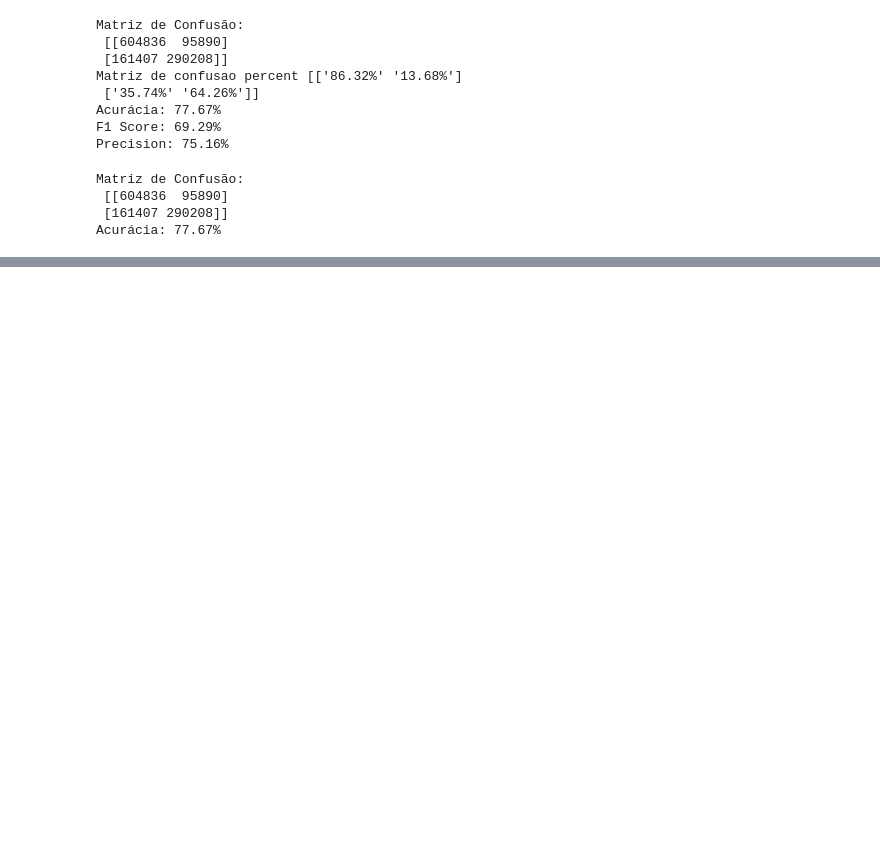
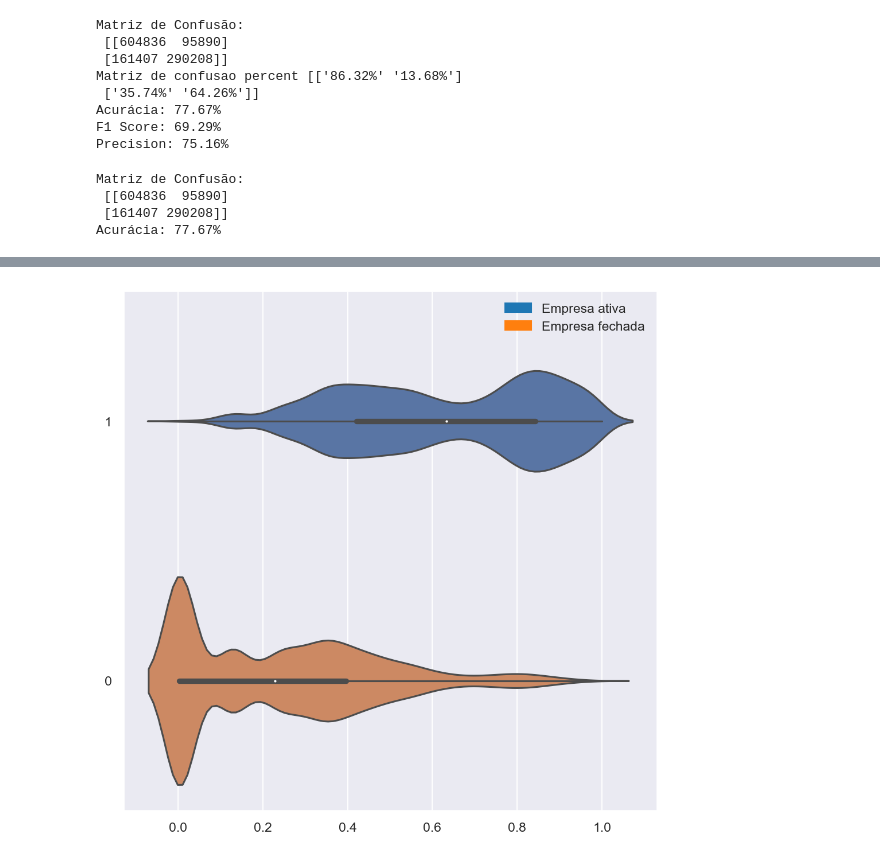
Before and after one commit to leandronogsantos/brasil_cnpjs, a Jupyter notebook: modelos_machine_learning.ipynb, the cells around one changed output, grey strips where cells are left out. Saved outputs shown, nothing was run; the diff lists cells and outputs as text; code cells hidden in the pictures; blank space fills up the shorter version.

```diff
--- a/modelos_machine_learning.ipynb
+++ b/modelos_machine_learning.ipynb
@@ -354,0 +335,6 @@ plot_feature_importances(rf_importances, np.array(cols), 'Random Forest')
+# %%
+
+y_pred_proba_rf = rf.predict_proba(x_test_encoded)
+xgb_clf.feature_names = trained_xgb_features_names
+y_pred_proba_xgb = xgb_clf.predict(dtest)
+y_pred_proba_bst = bst.predict_proba(x_test_encoded)
@@ -354,0 +351,33 @@ plot_feature_importances(rf_importances, np.array(cols), 'Random Forest')
+# %%
+df = pd.DataFrame()
+df['y_pred_proba_bst_1'] = [x[1] for x in y_pred_proba_bst]
+df['y_pred_proba_rf_1'] = [x[1] for x in y_pred_proba_rf]
+df['y_pred_proba_xgb_1'] =  y_pred_proba_xgb
+# %%
+df['y_test'] = y_test
+df['y_test_str'] = [str(x) for x in y_test]
+# %%
+def plotViolinPlot(df, column_y_pred='y_pred_proba_bst_1'):
+    sns.set(rc={'figure.figsize':(8,8)})
+    plt.rcParams['figure.dpi'] = 150
+
+    ax = sns.violinplot(
+         data=df
+        , y='y_test_str'
+        , x=column_y_pred
+        , split=False
+        , bw=.15
+    )
+
+    # Remove os labels dos eixos x e y
+    ax.set(xlabel=None, ylabel=None)
+    labels = ['Empresa ativa', 'Empresa fechada']
+    colors = ['#1f77b4', '#ff7f0e']
+    handles = [plt.Rectangle((0,0),1,1, color=colors[i]) for i in range(len(labels))]
+    plt.legend(handles, labels, loc='upper right', frameon=False)
+
+    plt.show()
+# %%
+plotViolinPlot(df, column_y_pred='y_pred_proba_bst_1')
+# %% [output]
+[figure, added]
```
Also changed, not shown: parts of 24 cells of this notebook, 2 other files.
